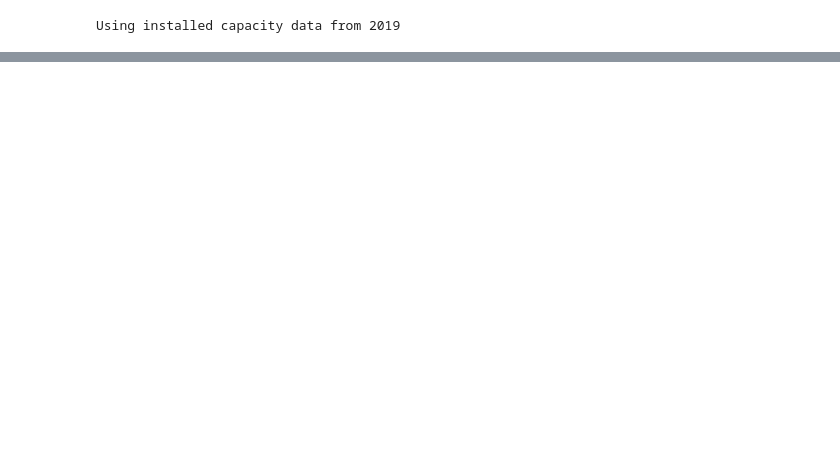
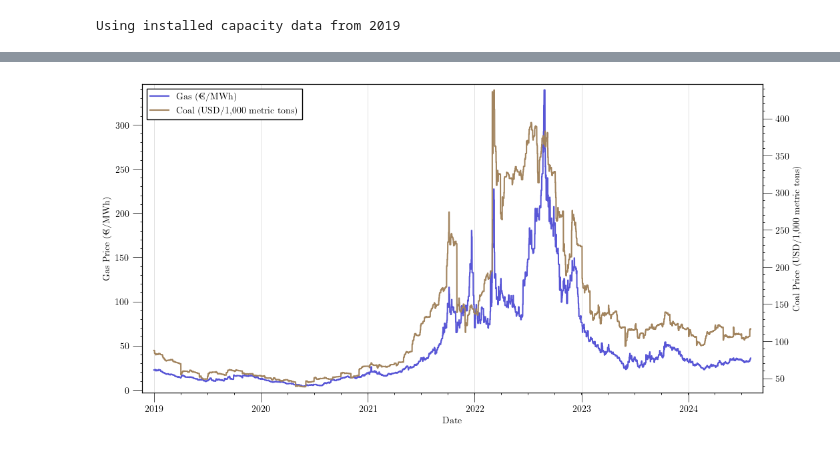
Before and after one commit to tobias-schnabel/mc-forecasting, a Jupyter notebook: plots.ipynb, the cells around one changed output, grey strips where cells are left out. Saved outputs shown, nothing was run; the diff lists cells and outputs as text; code cells hidden in the pictures; blank space fills up the shorter version.

```diff
--- a/plots.ipynb
+++ b/plots.ipynb
@@ -221,0 +226,26 @@ save_plot(fig_combined, "missingness_combined")
+# %%
+# Make plot of coal and gas values with dual y-axes
+cgfig, ax1 = plt.subplots(figsize=(12, 6))
+
+# Plot gas prices on the left y-axis
+ax1.plot(coal_gas.index, coal_gas['gas'], color='#5856D6', label='Gas (€/MWh)')
+ax1.set_xlabel('Date')
+ax1.set_ylabel('Gas Price (€/MWh)')
+ax1.tick_params(axis='y')
+ax1.grid(False, axis='y')  # Turn off horizontal gridlines
+# ax1.legend(loc='upper left')
+
+# Create a second y-axis for coal prices
+ax2 = ax1.twinx()
+ax2.plot(coal_gas.index, coal_gas['coal'], color='#A2845E', label='Coal (USD/1,000 metric tons)')
+ax2.set_ylabel('Coal Price (USD/1,000 metric tons)')
+ax2.tick_params(axis='y')
+ax2.grid(False, axis='y')  # Turn off horizontal gridlines
+# ax2.legend(loc='upper right')
+cgfig.legend(loc='upper left', bbox_to_anchor=(0, 1), bbox_transform=ax1.transAxes)
+theme.apply_transforms()
+# Show the plot
+plt.show()
+save_plot(cgfig, "coal_gas_prices")
+# %% [output]
+[figure, added]
```
Also changed, not shown: parts of 12 cells of this notebook.
